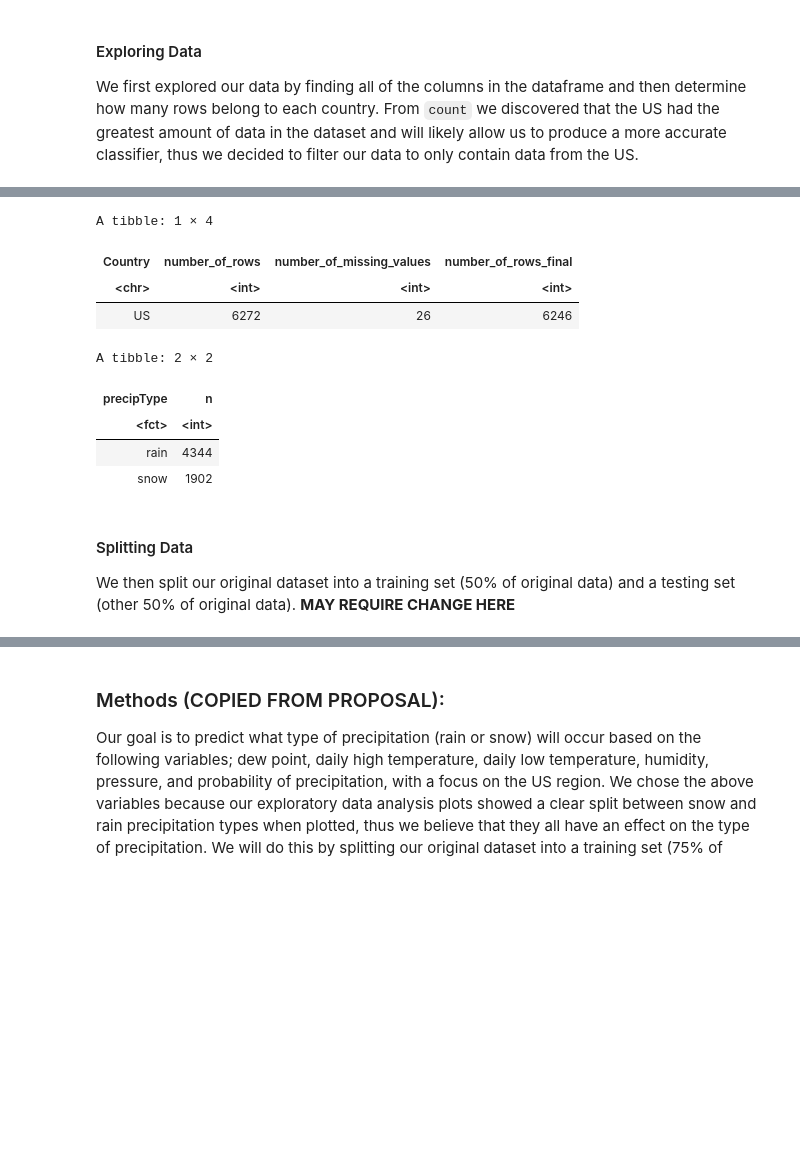
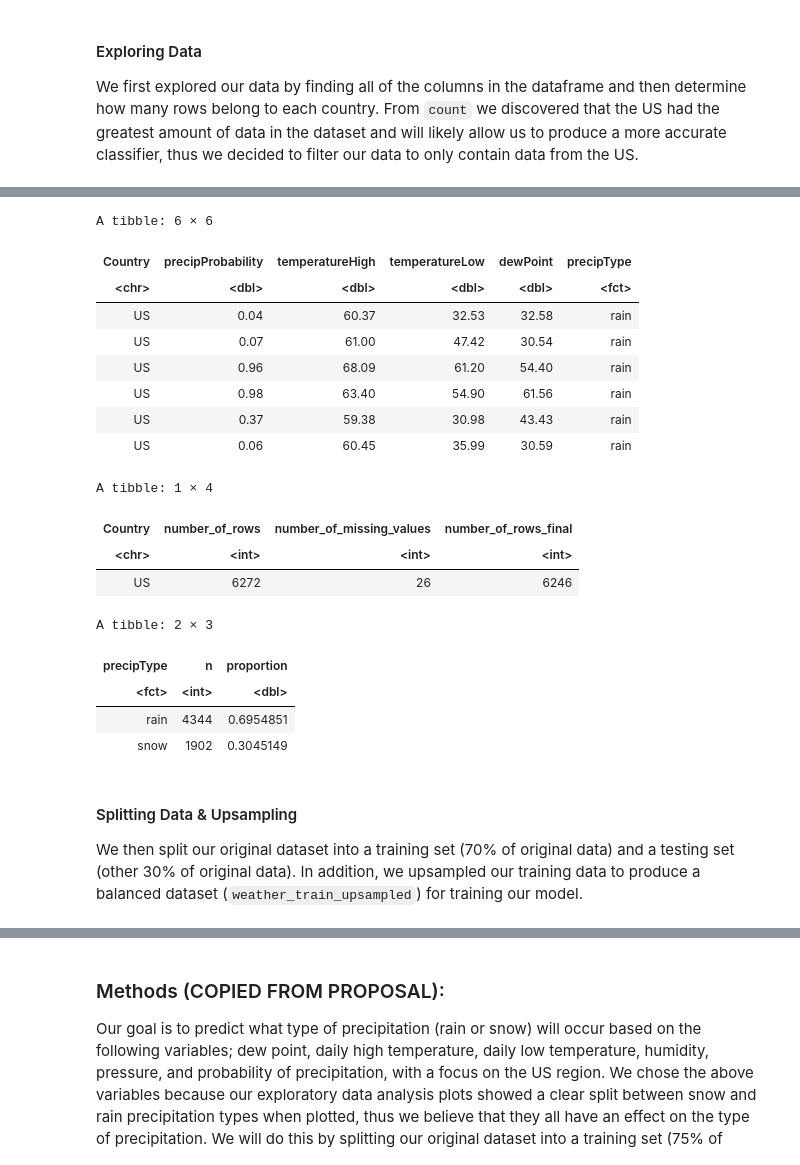
Before and after one commit to codingonapotato/dsci100_group_project_S2022, a Jupyter notebook: Final Project Report.ipynb, the cells around one changed output, grey strips where cells are left out. Drawn from its saved outputs; the diff is of its cells as text; code cells hidden in the pictures; blank space fills up the shorter version.

```diff
--- a/Final Project Report.ipynb
+++ b/Final Project Report.ipynb
@@ -107,38 +107,47 @@ We then wanted to explore how many of the rows in our data are blank (listed as
 # %%
 na_count <- weather_data_US_only %>%
                 filter(is.na(precipProbability)
                        | is.na(temperatureHigh)
                        | is.na(temperatureLow)
                        | is.na(dewPoint)
                        | is.na(precipType)) %>%
                 nrow() # To show the amount of missing data in our variables
 
 weather_data <- weather_data_US_only %>%
     drop_na() %>%
     mutate(precipType = as.factor(precipType)) #dropping all NA values from the dataset and mutating precipType into a factor
+head(weather_data)
 
 unified_tibble <- slice(count, 1) %>%
                     mutate(number_of_missing_values = na_count) %>%
                     mutate(number_of_rows_final = nrow(weather_data))
 unified_tibble #Aggregate table for column number and number of *previously missing values in the dataset that got removed
 
 class_count <- weather_data %>%
                 select(precipType) %>%
-                count(precipType)
-class_count # Formally show the amount of each label we have in our tidy dataset... use to justify the need to upscale data (mention that in methodology for sure)
-# Gonna go ahead and add the upscaling step to the recipe (like 5.9 of the textbook does)
+                count(precipType) %>%
+                mutate(proportion = n/nrow(weather_data))
+class_count # Formally show the amount of each label we have in our tidy dataset
 # %% [output]
-A tibble: 1 × 4
+A tibble: 6 × 6
-| Country | number_of_rows | number_of_missing_values | number_of_rows_final |
-| <chr> | <int> | <int> | <int> |
-| US | 6272 | 26 | 6246 |
+| Country | precipProbability | temperatureHigh | temperatureLow | dewPoint | precipType |
+| <chr> | <dbl> | <dbl> | <dbl> | <dbl> | <fct> |
+| US | 0.04 | 60.37 | 32.53 | 32.58 | rain |
+| US | 0.07 | 61.00 | 47.42 | 30.54 | rain |
+| US | 0.96 | 68.09 | 61.20 | 54.40 | rain |
+| US | 0.98 | 63.40 | 54.90 | 61.56 | rain |
+| US | 0.37 | 59.38 | 30.98 | 43.43 | rain |
+| US | 0.06 | 60.45 | 35.99 | 30.59 | rain |
-A tibble: 2 × 2
+A tibble: 1 × 4
-| precipType | n |
-| <fct> | <int> |
-| rain | 4344 |
-| snow | 1902 |
+| Country | number_of_rows | number_of_missing_values | number_of_rows_final |
+| <chr> | <int> | <int> | <int> |
+| US | 6272 | 26 | 6246 |
+A tibble: 2 × 3
+| precipType | n | proportion |
+| <fct> | <int> | <dbl> |
+| rain | 4344 | 0.6954851 |
+| snow | 1902 | 0.3045149 |
 # %% [markdown]
-#### Splitting Data
+#### Splitting Data & Upsampling
 
-We then split our original dataset into a training set (50% of original data) and a testing set (other 50% of original data).
-**MAY REQUIRE CHANGE HERE**
+We then split our original dataset into a training set (70% of original data) and a testing set (other 30% of original data). In addition, we upsampled our training data to produce a balanced dataset (`weather_train_upsampled`) for training our model.
```
Also changed, not shown: parts of 21 cells of this notebook.
